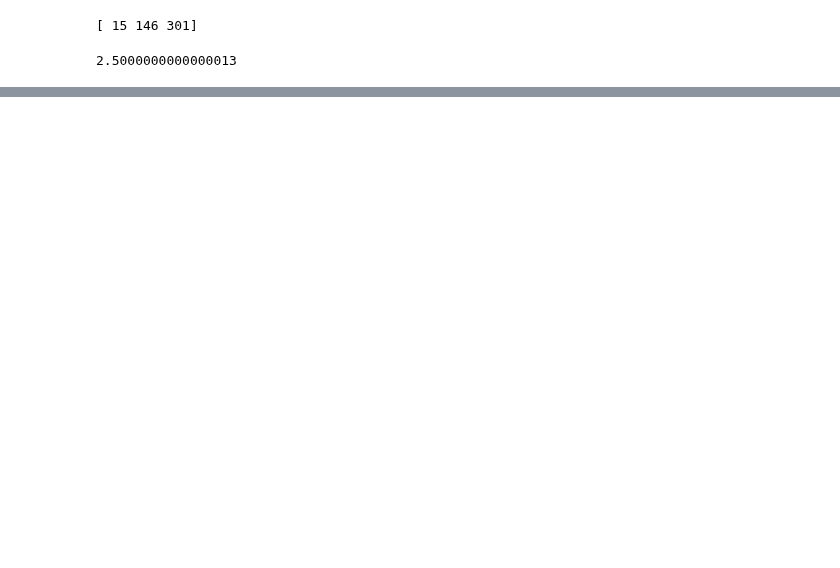
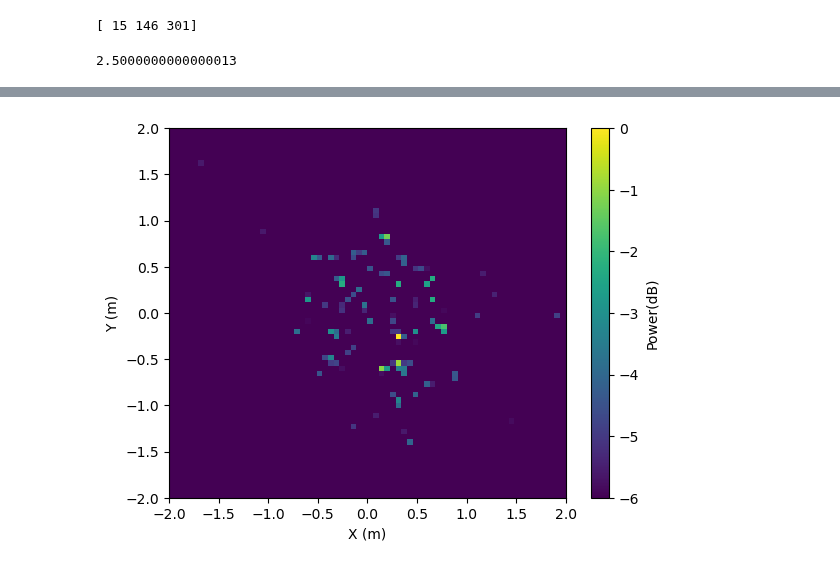
Before and after one commit to phoeberyder/atlas_rb, a Jupyter notebook: ISAR/isar.ipynb, the cells around one changed output, grey strips where cells are left out. Saved outputs shown, nothing was run; the diff lists cells and outputs as text; code cells hidden in the pictures; blank space fills up the shorter version.

```diff
--- a/ISAR/isar.ipynb
+++ b/ISAR/isar.ipynb
@@ -161,0 +192,4 @@ compactness = (n_pix - P/4)/(n_pix-np.sqrt(n_pix))
+# %%
+_, _ = make_isar_image(time_folded, period, data_sorted, vm=-6, lim=2)
+# %% [output]
+[figure, added]
```
Also changed, not shown: parts of 11 cells of this notebook, 2 other files.
